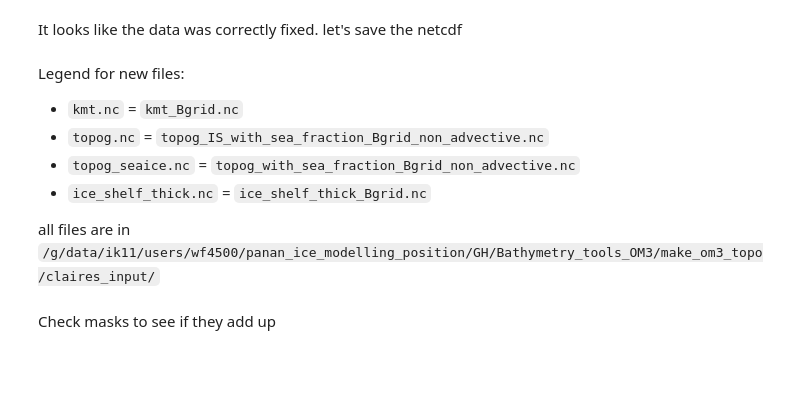
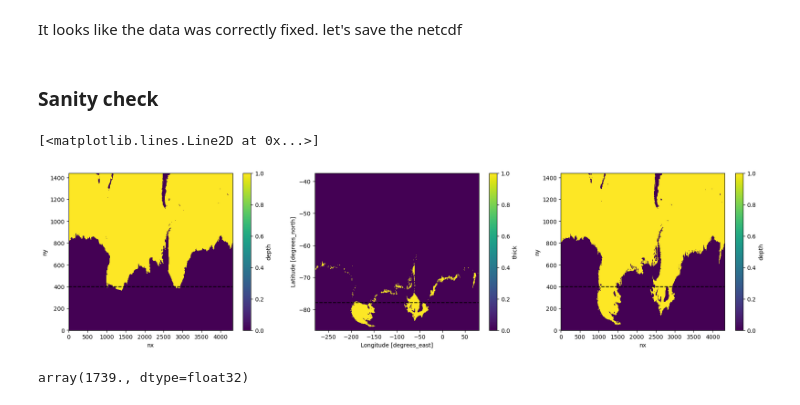
Before and after one commit to claireyung/mom6-panAn-iceshelf-tools, a Jupyter notebook: grid/Fixing_B-grid-non-advective-cells.ipynb, the cells around one changed output. Cells and saved outputs as stored; diff of their text form; code cells hidden in the pictures; blank space fills up the shorter version.

Commit message:
updating non-advective fixing code

```diff
--- a/grid/Fixing_B-grid-non-advective-cells.ipynb
+++ b/grid/Fixing_B-grid-non-advective-cells.ipynb
@@ -442,12 +421,0 @@ icethick_edit.to_netcdf('/g/data/ik11/users/wf4500/panan_ice_modelling_position/
-# %% [markdown]
-Legend for new files:
-
-- `kmt.nc` = `kmt_Bgrid.nc`
-- `topog.nc`  = `topog_IS_with_sea_fraction_Bgrid_non_advective.nc`
-- `topog_seaice.nc` = `topog_with_sea_fraction_Bgrid_non_advective.nc`
-- `ice_shelf_thick.nc` = `ice_shelf_thick_Bgrid.nc`
-
-
-all files are in `/g/data/ik11/users/wf4500/panan_ice_modelling_position/GH/Bathymetry_tools_OM3/make_om3_topo/claires_input/`
-# %% [markdown]
-Check masks to see if they add up
@@ -453,0 +424,32 @@ Check masks to see if they add up
+# %% [markdown]
+### Sanity check
+# %%
+seaicefile = '/g/data/ik11/users/wf4500/panan_ice_modelling_position/GH/Bathymetry_tools_OM3/make_om3_topo/claires_input/topog_with_sea_fraction_Bgrid_non_advective.nc'
+ds_seaice = xr. open_dataset (seaicefile)
+topofile = '/g/data/ik11/users/wf4500/panan_ice_modelling_position/GH/Bathymetry_tools_OM3/make_om3_topo/claires_input/topog_IS_with_sea_fraction_Bgrid_non_advective.nc'
+ds_topo = xr. open_dataset (topofile)
+icefile = '/g/data/ik11/users/wf4500/panan_ice_modelling_position/GH/Bathymetry_tools_OM3/make_om3_topo/claires_input/ice_shelf_thick_Bgrid.nc'
+ds_ice = xr. open_dataset (icefile)
+# %%
+seaicemask = ((ds_seaice.depth).where(ds_seaice.depth>0)*0+1). fillna(0)
+topomask = ((ds_topo.depth).where(ds_topo.depth>0)*0+1). fillna(0)
+icemask = ((ds_ice.thick).where(ds_ice.thick>0)*0+1).fillna(0)
+# %%
+plt.figure(figsize=(22,5))
+
+plt.subplot(1,3,1)
+seaicemask.plot(); plt.plot([0,4320],[400,400],'--',color='k')
+
+plt.subplot(1,3,2)
+icemask.plot(); plt.plot([-280,80],[icemask.ny[400],icemask.ny[400]],'--',color='k')
+
+plt.subplot(1,3,3)
+topomask.plot(); plt.plot([0,4320],[400,400],'--',color='k')
+# %% [output]
+[<matplotlib.lines.Line2D at 0x...>]
+[figure, added]
+# %%
+#number of points double counted as both ice shelf and ocean
+(seaicemask + icemask.drop(('nx','ny')) - topomask).sum().values
+# %% [output]
+array(1739., dtype=float32)
```
Also changed, not shown: parts of 27 cells of this notebook.
